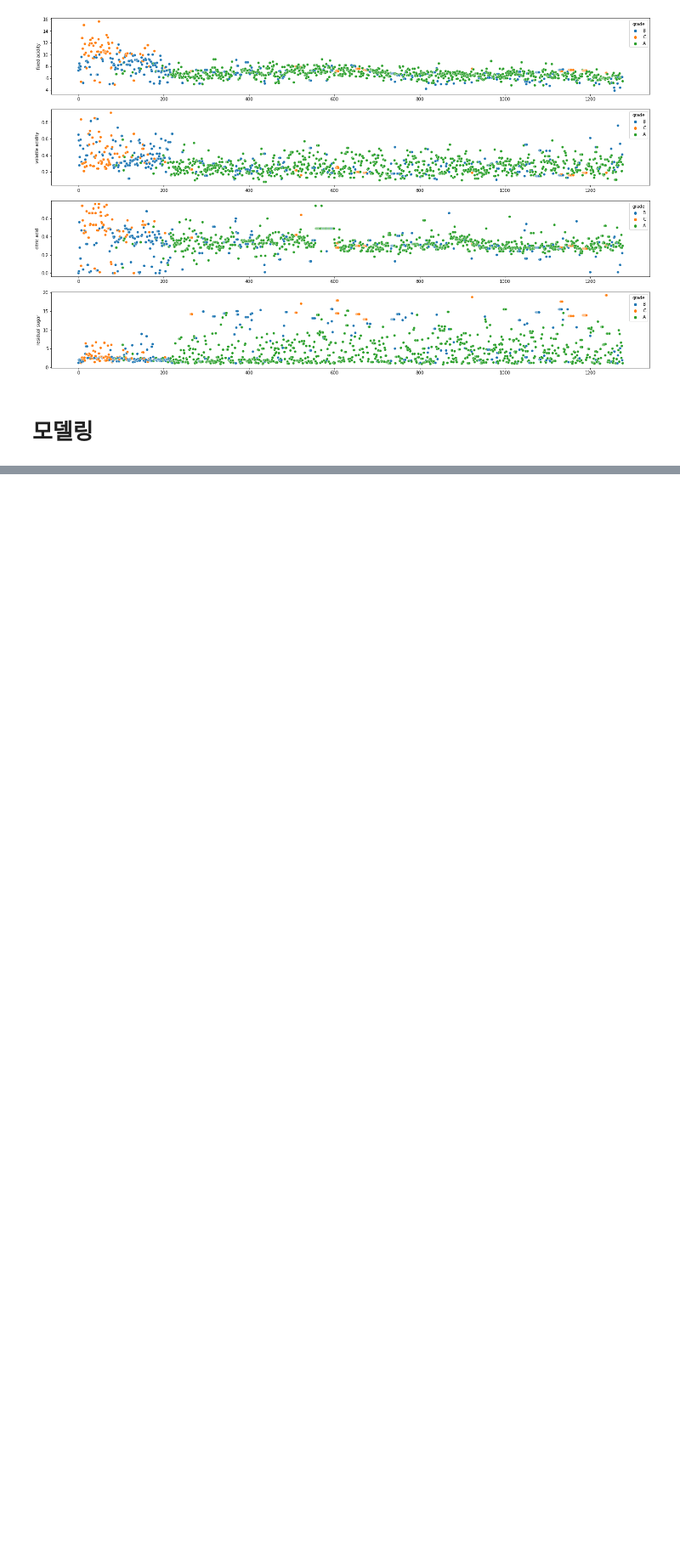
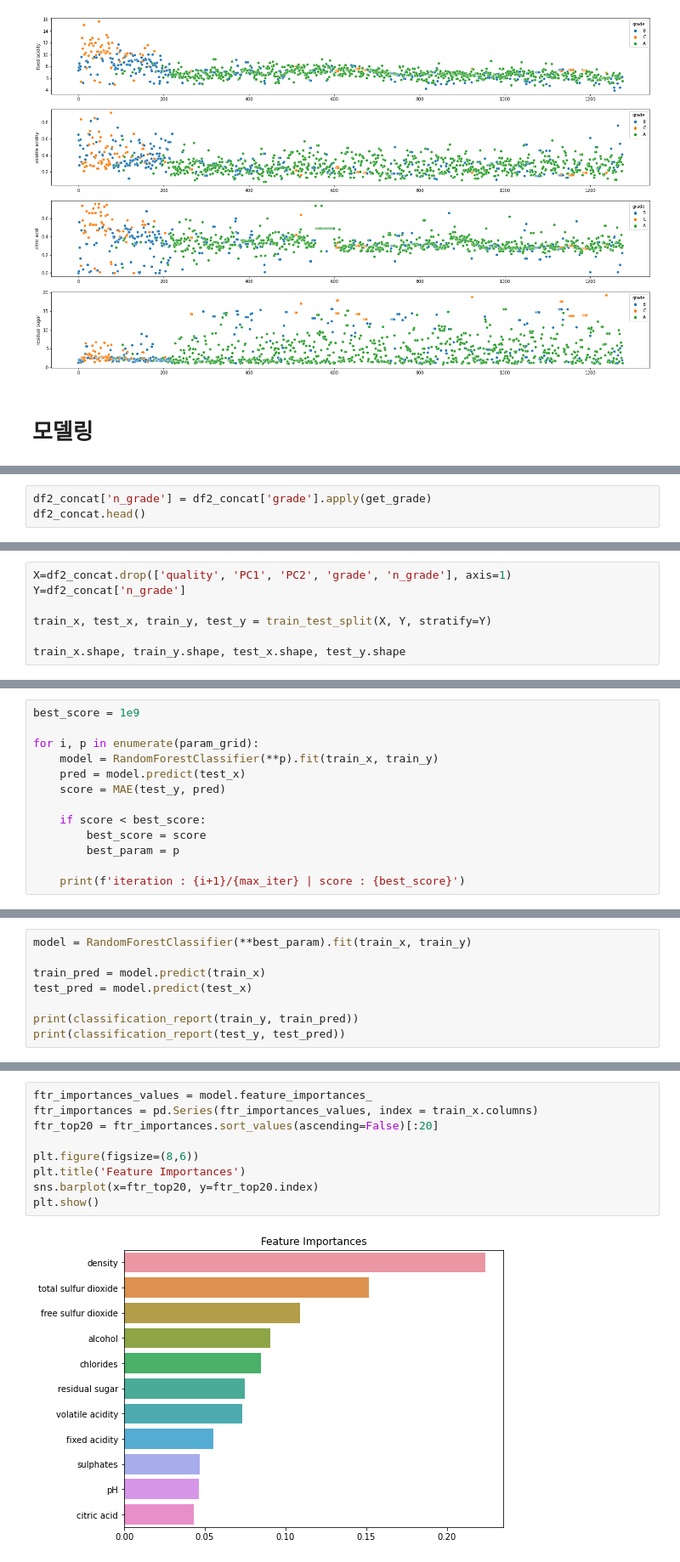
Before and after one commit to seonydg/ml-premium-wine-production-analysis, a Jupyter notebook: premium-wine-production-analysis.ipynb, the cells around one changed output, grey strips where cells are left out. Shown at 85% size. Saved outputs shown, nothing was run; the diff lists cells and outputs as text; blank space fills up the shorter version.

```diff
--- a/premium-wine-production-analysis.ipynb
+++ b/premium-wine-production-analysis.ipynb
@@ -547,0 +677,3 @@ plt.gcf().set_size_inches(25, 15)
+# %%
+df2_concat['n_grade'] = df2_concat['grade'].apply(get_grade)
+df2_concat.head()
@@ -547,0 +687,7 @@ plt.gcf().set_size_inches(25, 15)
+# %%
+X=df2_concat.drop(['quality', 'PC1', 'PC2', 'grade', 'n_grade'], axis=1)
+Y=df2_concat['n_grade']
+
+train_x, test_x, train_y, test_y = train_test_split(X, Y, stratify=Y)
+
+train_x.shape, train_y.shape, test_x.shape, test_y.shape
@@ -547,0 +696,13 @@ plt.gcf().set_size_inches(25, 15)
+# %%
+best_score = 1e9
+
+for i, p in enumerate(param_grid):
+    model = RandomForestClassifier(**p).fit(train_x, train_y)
+    pred = model.predict(test_x)
+    score = MAE(test_y, pred)
+
+    if score < best_score:
+        best_score = score
+        best_param = p
+
+    print(f'iteration : {i+1}/{max_iter} | score : {best_score}')
@@ -547,0 +731,8 @@ plt.gcf().set_size_inches(25, 15)
+# %%
+model = RandomForestClassifier(**best_param).fit(train_x, train_y)
+
+train_pred = model.predict(train_x)
+test_pred = model.predict(test_x)
+
+print(classification_report(train_y, train_pred))
+print(classification_report(test_y, test_pred))
@@ -547,0 +759,11 @@ plt.gcf().set_size_inches(25, 15)
+# %%
+ftr_importances_values = model.feature_importances_
+ftr_importances = pd.Series(ftr_importances_values, index = train_x.columns)
+ftr_top20 = ftr_importances.sort_values(ascending=False)[:20]
+
+plt.figure(figsize=(8,6))
+plt.title('Feature Importances')
+sns.barplot(x=ftr_top20, y=ftr_top20.index)
+plt.show()
+# %% [output]
+[figure, added]
```
Also changed, not shown: parts of 24 cells of this notebook.
